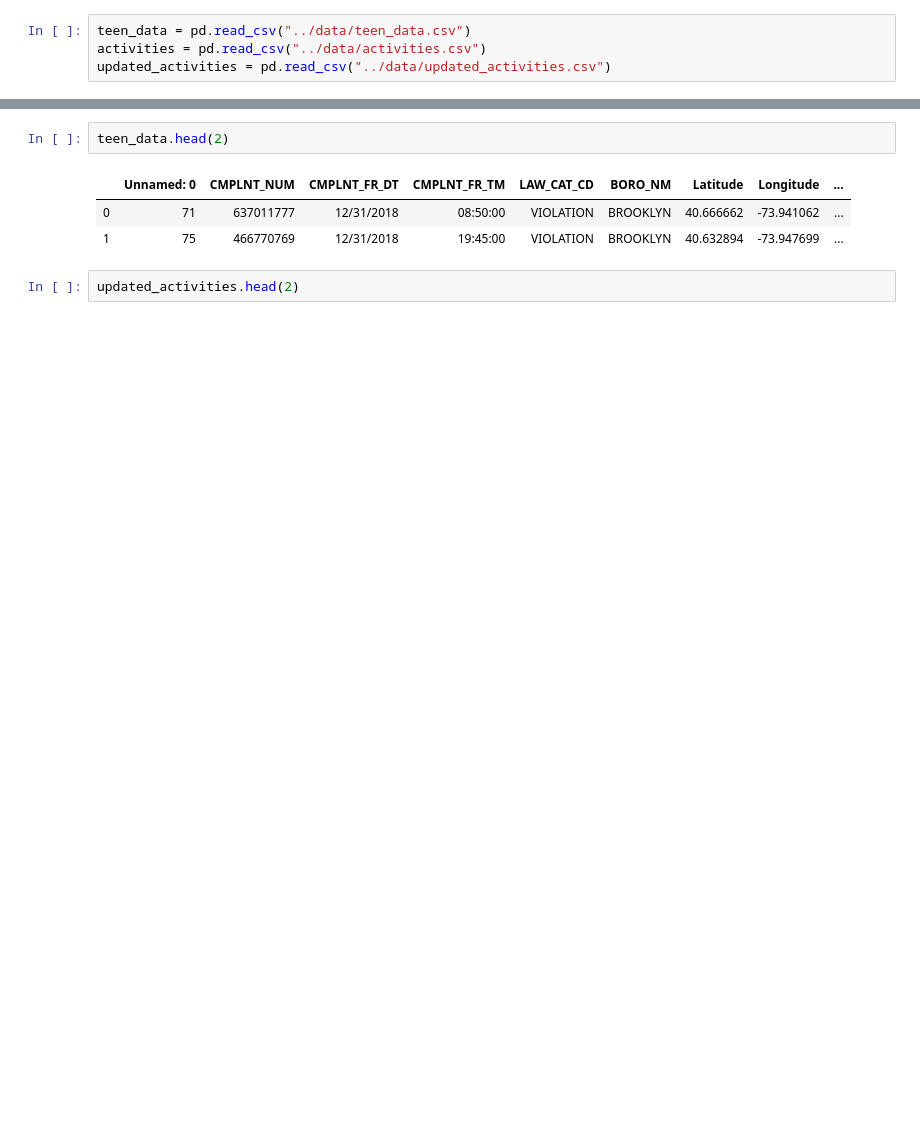
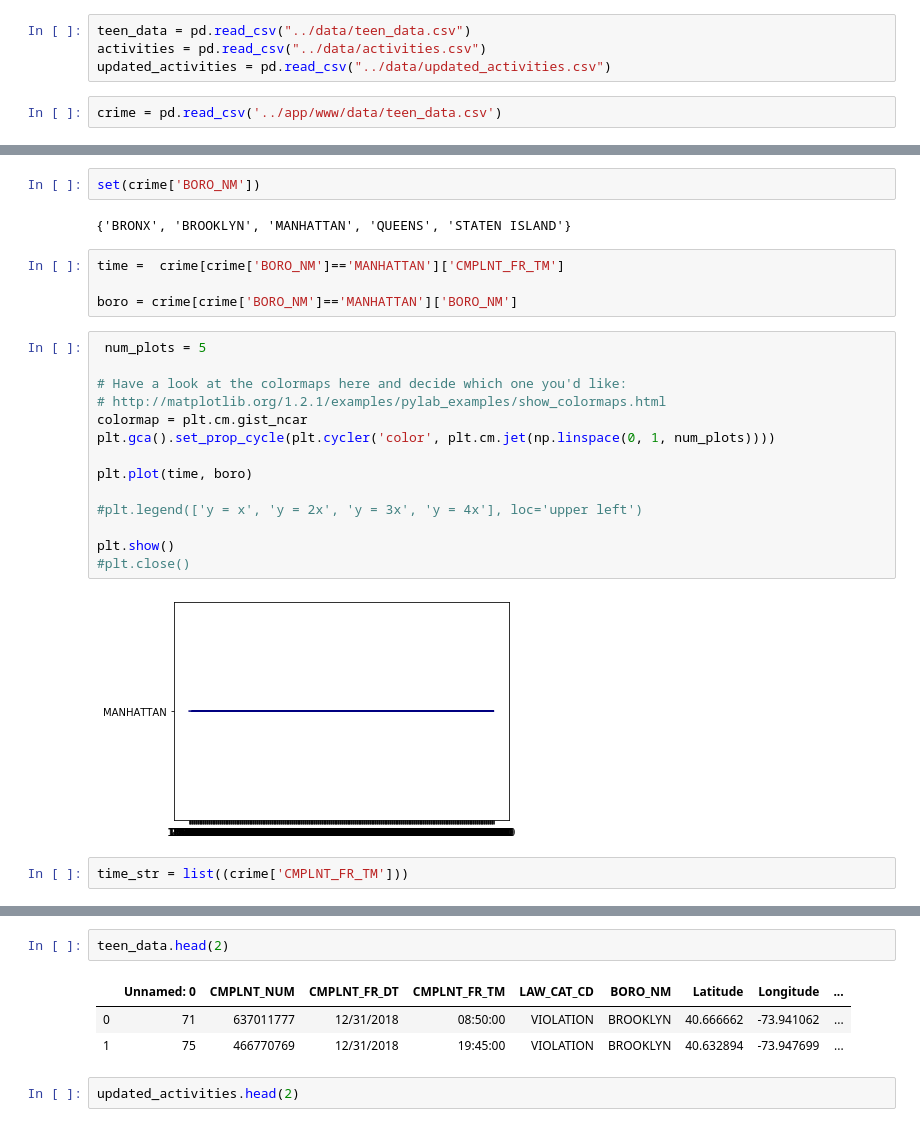
Before and after one commit to TZstatsADS/fall2019-proj2--sec2-grp8, a Jupyter notebook: doc/sl proj2 group8.ipynb, the cells around one changed output, grey strips where cells are left out. Saved outputs shown, nothing was run; the diff lists cells and outputs as text; blank space fills up the shorter version.

```diff
--- a/doc/sl proj2 group8.ipynb
+++ b/doc/sl proj2 group8.ipynb
@@ -4,3 +7,5 @@ import pandas as pd
 teen_data = pd.read_csv("../data/teen_data.csv")
 activities = pd.read_csv("../data/activities.csv")
 updated_activities = pd.read_csv("../data/updated_activities.csv")
+# %%
+crime = pd.read_csv('../app/www/data/teen_data.csv')
@@ -6,0 +21,26 @@ updated_activities = pd.read_csv("../data/updated_activities.csv")
+# %%
+set(crime['BORO_NM'])
+# %% [output]
+{'BRONX', 'BROOKLYN', 'MANHATTAN', 'QUEENS', 'STATEN ISLAND'}
+# %%
+time =  crime[crime['BORO_NM']=='MANHATTAN']['CMPLNT_FR_TM']
+
+boro = crime[crime['BORO_NM']=='MANHATTAN']['BORO_NM']
+# %%
+ num_plots = 5
+
+# Have a look at the colormaps here and decide which one you'd like:
+# http://matplotlib.org/1.2.1/examples/pylab_examples/show_colormaps.html
+colormap = plt.cm.gist_ncar
+plt.gca().set_prop_cycle(plt.cycler('color', plt.cm.jet(np.linspace(0, 1, num_plots))))
+
+plt.plot(time, boro)
+
+#plt.legend(['y = x', 'y = 2x', 'y = 3x', 'y = 4x'], loc='upper left')
+
+plt.show()
+#plt.close()
+# %% [output]
+[figure, added]
+# %%
+time_str = list((crime['CMPLNT_FR_TM']))
```
Also changed, not shown: parts of 11 cells of this notebook, 4 other files.
